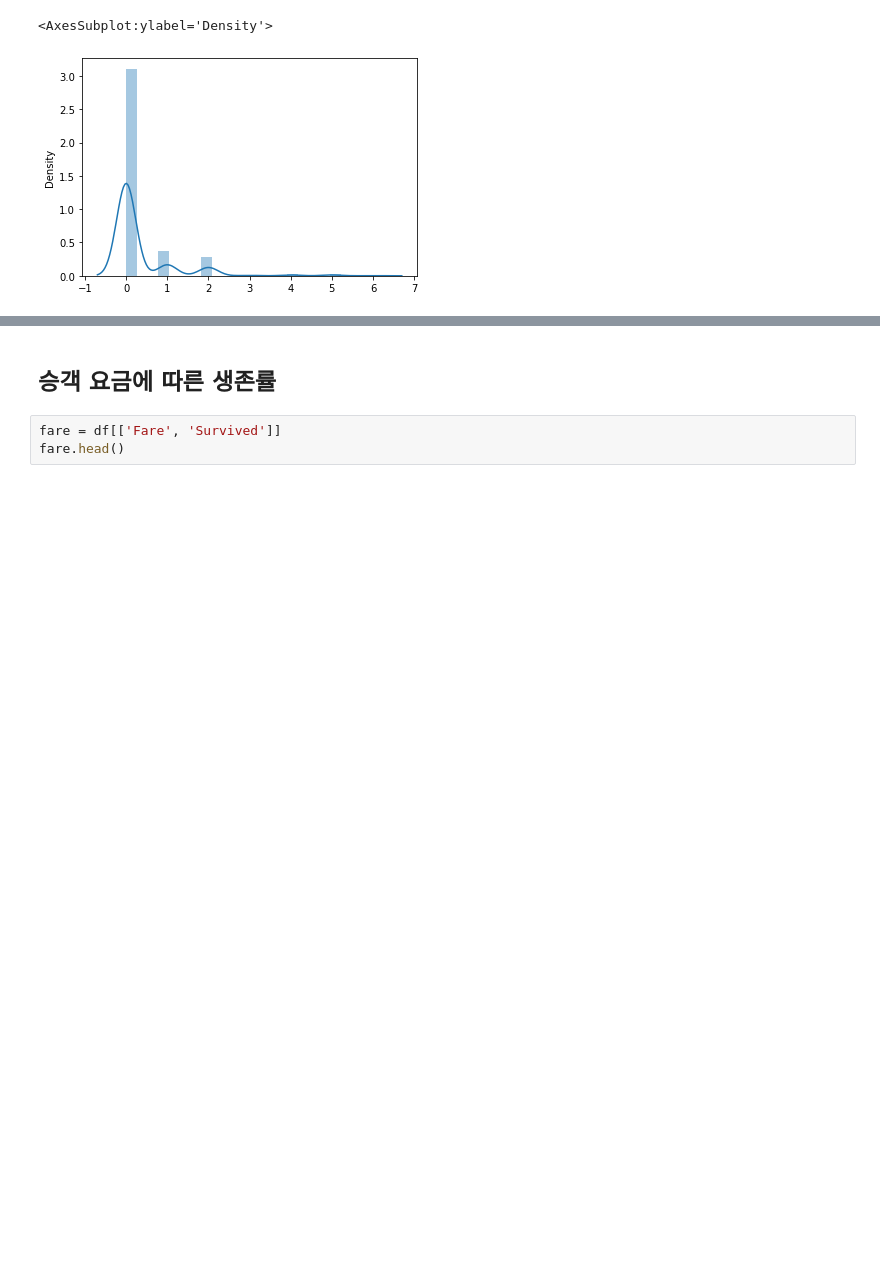
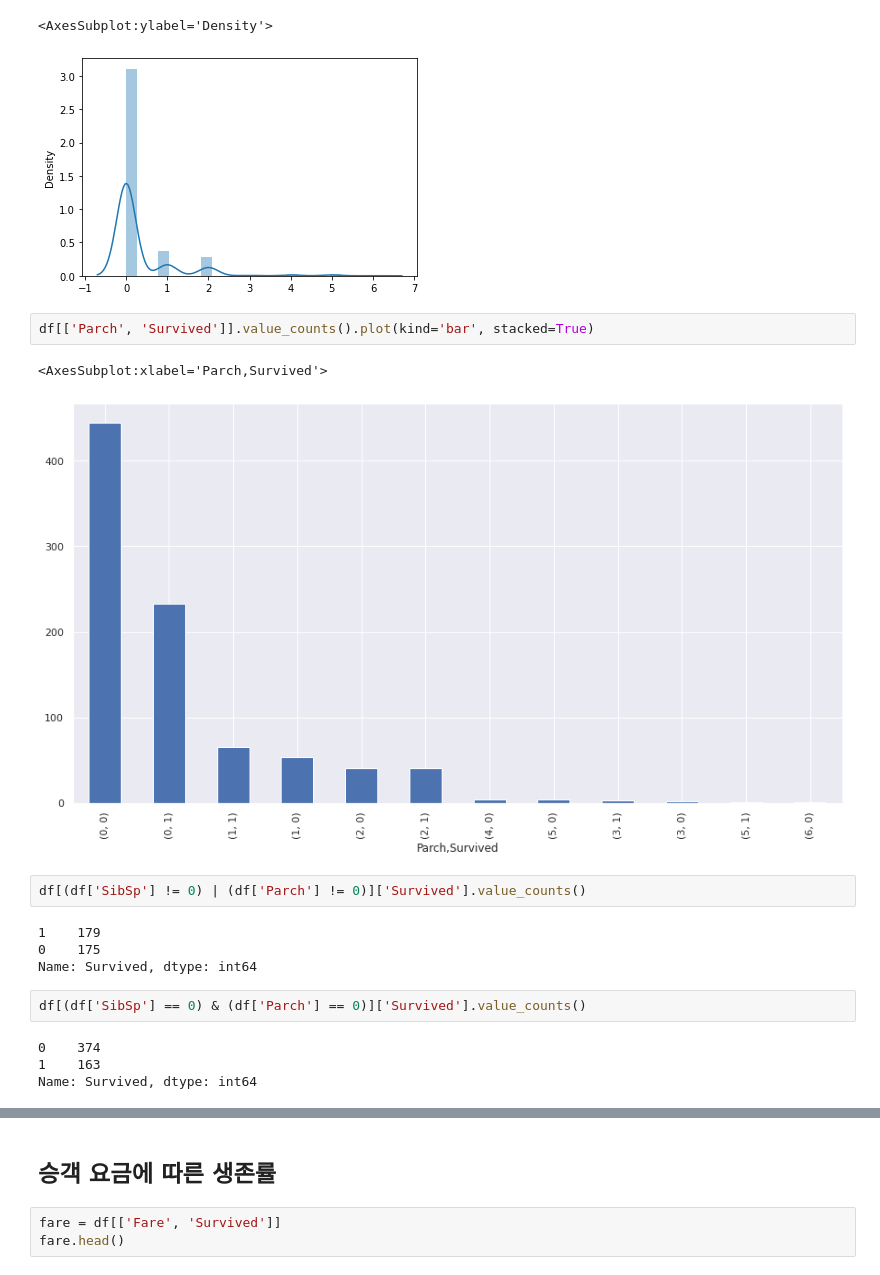
Before and after one commit to KangnamUniv-ML/Titanic-ML, a Jupyter notebook: notebook/Titanic.ipynb, the cells around one changed output, grey strips where cells are left out. Cells and saved outputs as stored; diff of their text form; blank space fills up the shorter version.

```diff
--- a/notebook/Titanic.ipynb
+++ b/notebook/Titanic.ipynb
@@ -458,3 +492,20 @@ sns.distplot(deadParch)
 # %% [output]
 <AxesSubplot:ylabel='Density'>
 [figure]
+# %%
+df[['Parch', 'Survived']].value_counts().plot(kind='bar', stacked=True)
+# %% [output]
+<AxesSubplot:xlabel='Parch,Survived'>
+[figure, added]
+# %%
+df[(df['SibSp'] != 0) | (df['Parch'] != 0)]['Survived'].value_counts()
+# %% [output]
+1    179
+0    175
+Name: Survived, dtype: int64
+# %%
+df[(df['SibSp'] == 0) & (df['Parch'] == 0)]['Survived'].value_counts()
+# %% [output]
+0    374
+1    163
+Name: Survived, dtype: int64
```
Also changed, not shown: parts of 6 cells of this notebook.
